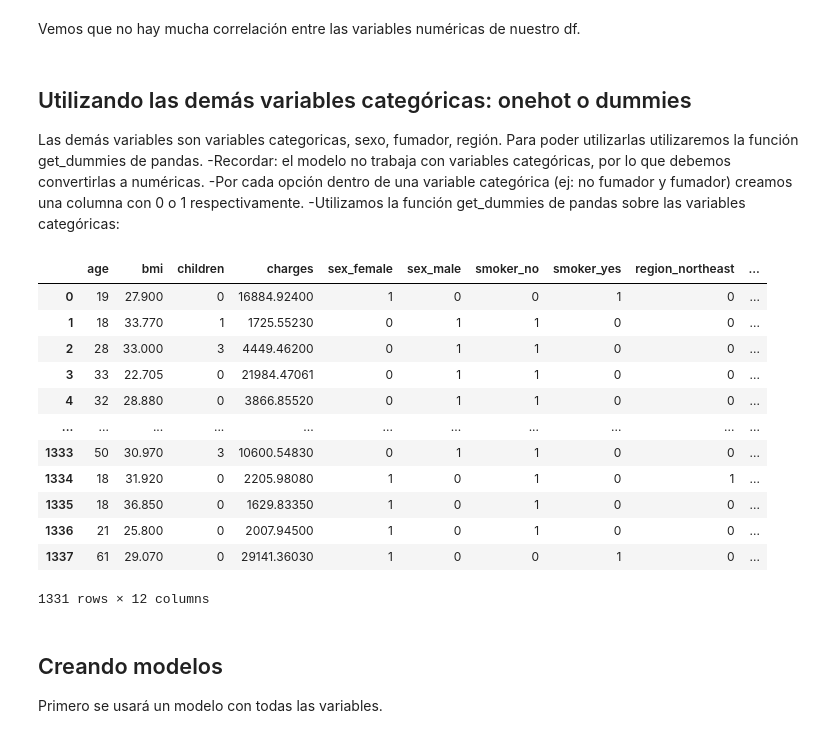
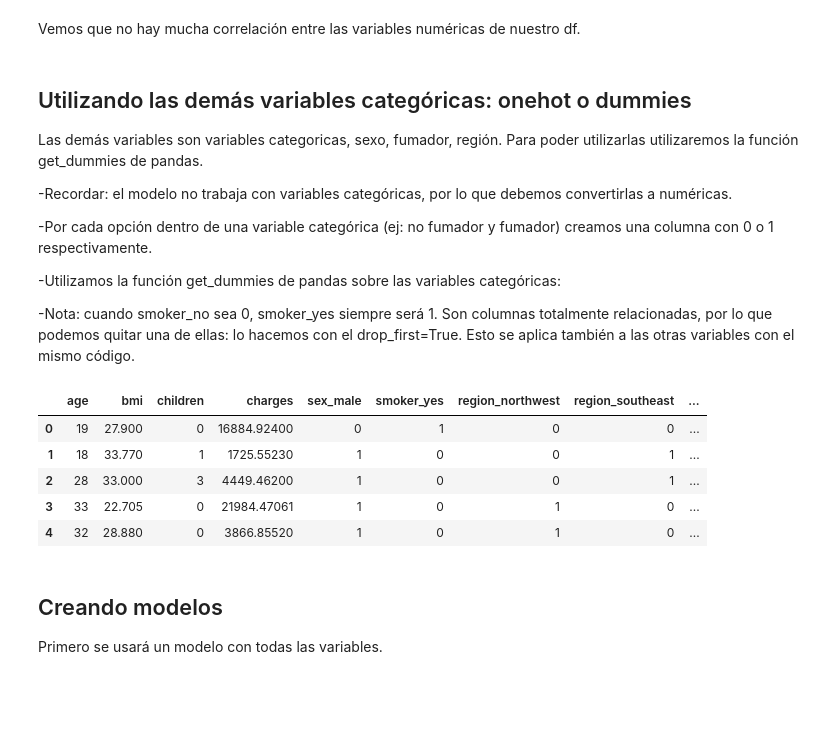
Before and after one commit to adolfo85/gastosmedicos, a Jupyter notebook: notebookInsurance.ipynb, the cells around one changed output. Saved outputs shown, nothing was run; the diff lists cells and outputs as text; code cells hidden in the pictures; blank space fills up the shorter version.

Commit message:
obe hot y variables categóricas

```diff
--- a/notebookInsurance.ipynb
+++ b/notebookInsurance.ipynb
@@ -119,25 +119,24 @@ Vemos que no hay mucha correlación entre las variables numéricas de nuestro df
 # %% [markdown]
 ## Utilizando las demás variables categóricas: onehot o dummies
 Las demás variables son variables categoricas, sexo, fumador, región. Para poder utilizarlas utilizaremos la función get_dummies de pandas.
+
 -Recordar: el modelo no trabaja con variables categóricas, por lo que debemos convertirlas a numéricas.
+
 -Por cada opción dentro de una variable categórica (ej: no fumador y fumador) creamos una columna con 0 o 1 respectivamente.
+
 -Utilizamos la función get_dummies de pandas sobre las variables categóricas:
+
+-Nota: cuando smoker_no sea 0, smoker_yes siempre será 1. Son columnas totalmente relacionadas, por lo que podemos quitar una de ellas: lo hacemos con el drop_first=True. Esto se aplica también a las otras variables con el mismo código.
 # %%
-pd.get_dummies(df, columns=['sex', 'smoker', 'region'])
+df = pd.get_dummies(df, columns=['sex', 'smoker', 'region'], drop_first=True)
+df.head()
 # %% [output]
-|  | age | bmi | children | charges | sex_female | sex_male | smoker_no | smoker_yes | region_northeast | ... |
-| 0 | 19 | 27.900 | 0 | 16884.92400 | 1 | 0 | 0 | 1 | 0 | ... |
-| 1 | 18 | 33.770 | 1 | 1725.55230 | 0 | 1 | 1 | 0 | 0 | ... |
-| 2 | 28 | 33.000 | 3 | 4449.46200 | 0 | 1 | 1 | 0 | 0 | ... |
-| 3 | 33 | 22.705 | 0 | 21984.47061 | 0 | 1 | 1 | 0 | 0 | ... |
-| 4 | 32 | 28.880 | 0 | 3866.85520 | 0 | 1 | 1 | 0 | 0 | ... |
-| ... | ... | ... | ... | ... | ... | ... | ... | ... | ... | ... |
-| 1333 | 50 | 30.970 | 3 | 10600.54830 | 0 | 1 | 1 | 0 | 0 | ... |
-| 1334 | 18 | 31.920 | 0 | 2205.98080 | 1 | 0 | 1 | 0 | 1 | ... |
-| 1335 | 18 | 36.850 | 0 | 1629.83350 | 1 | 0 | 1 | 0 | 0 | ... |
-| 1336 | 21 | 25.800 | 0 | 2007.94500 | 1 | 0 | 1 | 0 | 0 | ... |
-| 1337 | 61 | 29.070 | 0 | 29141.36030 | 1 | 0 | 0 | 1 | 0 | ... |
+|  | age | bmi | children | charges | sex_male | smoker_yes | region_northwest | region_southeast | ... |
+| 0 | 19 | 27.900 | 0 | 16884.92400 | 0 | 1 | 0 | 0 | ... |
+| 1 | 18 | 33.770 | 1 | 1725.55230 | 1 | 0 | 0 | 1 | ... |
+| 2 | 28 | 33.000 | 3 | 4449.46200 | 1 | 0 | 0 | 1 | ... |
+| 3 | 33 | 22.705 | 0 | 21984.47061 | 1 | 0 | 1 | 0 | ... |
+| 4 | 32 | 28.880 | 0 | 3866.85520 | 1 | 0 | 1 | 0 | ... |
-1331 rows × 12 columns
 # %% [markdown]
 ## Creando modelos
 Primero se usará un modelo con todas las variables.
```
Also changed, not shown: parts of 1 cell of this notebook.
